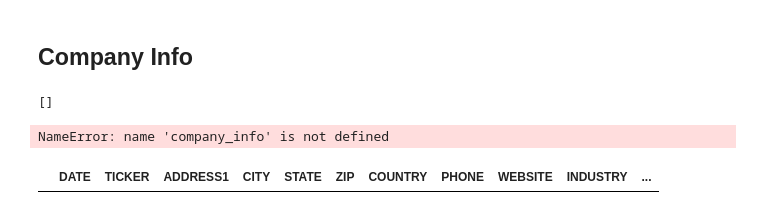
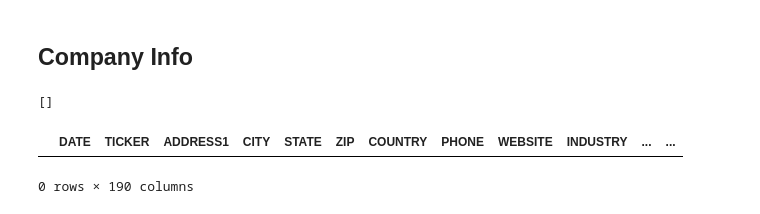
Before and after one commit to Code-And-Capital/finance, a Jupyter notebook: notebooks/pull_data.ipynb, the cells around one changed output. Drawn from its saved outputs; the diff is of its cells as text; code cells hidden in the pictures.

```diff
--- a/notebooks/pull_data.ipynb
+++ b/notebooks/pull_data.ipynb
@@ -210,50 +243,50 @@ ValueError: No objects to concatenate
 # %%
 if run:
-    sql_utils.write_sql_table(
+    azure_utils.write_sql_table(
         table_name="financial_annual",
-        database_name="CODE_CAPITAL",
+        engine=engine,
         df=all_financial_annual,
         overwrite=False,
     )
-    sql_utils.write_sql_table(
+    azure_utils.write_sql_table(
         table_name="financial_quarterly",
-        database_name="CODE_CAPITAL",
+        engine=engine,
         df=all_financial_quarterly,
         overwrite=False,
     )
-    sql_utils.write_sql_table(
+    azure_utils.write_sql_table(
         table_name="balancesheet_annual",
-        database_name="CODE_CAPITAL",
+        engine=engine,
         df=all_balancesheet_annual,
         overwrite=False,
     )
-    sql_utils.write_sql_table(
+    azure_utils.write_sql_table(
         table_name="balancesheet_quarterly",
-        database_name="CODE_CAPITAL",
+        engine=engine,
         df=all_balancesheet_quarterly,
         overwrite=False,
     )
-    sql_utils.write_sql_table(
+    azure_utils.write_sql_table(
         table_name="incomestatement_annual",
-        database_name="CODE_CAPITAL",
+        engine=engine,
         df=all_income_annual,
         overwrite=False,
     )
-    sql_utils.write_sql_table(
+    azure_utils.write_sql_table(
         table_name="incomestatement_quarterly",
-        database_name="CODE_CAPITAL",
+        engine=engine,
         df=all_income_quarterly,
         overwrite=False,
     )
-    sql_utils.write_sql_table(
+    azure_utils.write_sql_table(
         table_name="cashflow_annual",
-        database_name="CODE_CAPITAL",
+        engine=engine,
         df=all_cashflow_annual,
         overwrite=False,
     )
-    sql_utils.write_sql_table(
+    azure_utils.write_sql_table(
         table_name="cashflow_quarterly",
-        database_name="CODE_CAPITAL",
+        engine=engine,
         df=all_cashflow_quarterly,
         overwrite=False,
     )
@@ -307,33 +313,29 @@ else:
 []
 # %%
 if run:
-    sql_utils.write_sql_table(
+    azure_utils.write_sql_table(
         table_name="company_info",
-        database_name="CODE_CAPITAL",
+        engine=engine,
         df=all_info,
         overwrite=False,
     )
-    sql_utils.write_sql_table(
+    azure_utils.write_sql_table(
         table_name="officers",
-        database_name="CODE_CAPITAL",
+        engine=engine,
         df=all_officers,
         overwrite=False,
     )
-# %%
-company_info.get_company_info(tickers=None)
-# %% [output]
-NameError: name 'company_info' is not defined
 # %%
 info_df = company_info.get_company_info(tickers=None)
-
-# Read the data from the database into a pandas DataFrame
-cachedf = sql_utils.read_sql_table("CODE_CAPITAL", table_name="address")
+cachedf = azure_utils.read_sql_table(engine=engine, table_name="address")
 
 missing_address = info_df[~(info_df["ADDRESS1"].isin(cachedf["ADDRESS1"].unique()))]
+missing_address = missing_address.dropna(subset="ADDRESS1")
 
 missing_address
 # %% [output]
-|  | DATE | TICKER | ADDRESS1 | CITY | STATE | ZIP | COUNTRY | PHONE | WEBSITE | INDUSTRY | ... |
+|  | DATE | TICKER | ADDRESS1 | CITY | STATE | ZIP | COUNTRY | PHONE | WEBSITE | INDUSTRY | ... | ... |
+0 rows × 190 columns
 # %%
 from utils import geo
 
```
Also changed, not shown: parts of 12 cells of this notebook, 5 other files.
